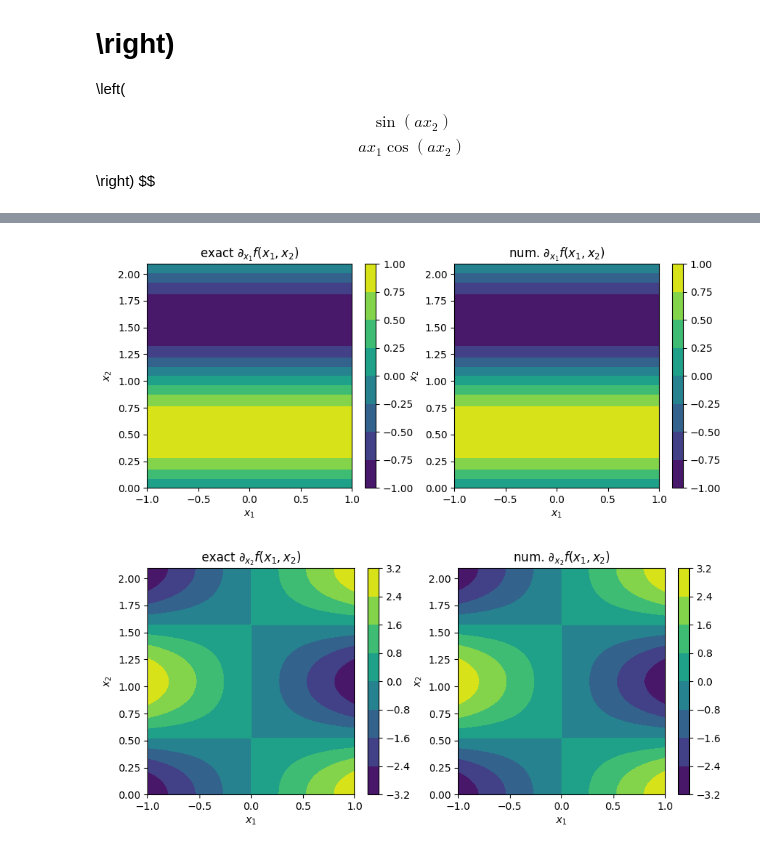
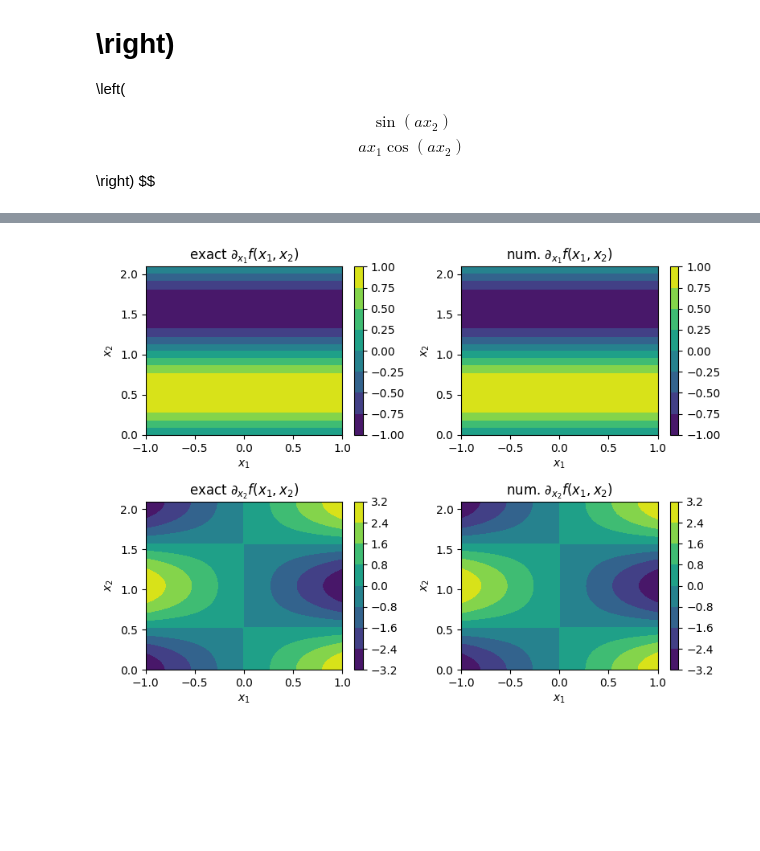
Before and after one commit to runehoejlund/plasma-ray-tracer, a Jupyter notebook: MGO/numgrad_examples.ipynb, the cells around one changed output, grey strips where cells are left out. Cells and saved outputs as stored; diff of their text form; code cells hidden in the pictures; blank space fills up the shorter version.

```diff
--- a/MGO/numgrad_examples.ipynb
+++ b/MGO/numgrad_examples.ipynb
@@ -10,9 +16,18 @@ import matplotlib.pyplot as plt
 # %%
 def diff(f, x):
     '''Returns three-point estimate (central difference) of derivative of f with respect to x'''
-    df = np.diff(f)
+    f_pad = np.hstack([ 3*(f[0] - f[1]) + f[2],
+                        f,
+                        3*(f[-1] - f[-2]) + f[-3]])
+    df = np.diff(f_pad)
     h = np.diff(x[:2])[0]
-    dfdx_l = (-3*f[0] + 4*f[1] - f[2])/(2*h)
-    dfdx_c = (df[1:] + df[:-1])/(2*h)
-    dfdx_r = (f[-3] - 4*f[-2] + 3*f[-1])/(2*h)
-    return np.hstack([dfdx_l, dfdx_c, dfdx_r])
+    return (df[1:] + df[:-1])/(2*h)
+
+# Alternative implementation
+# def diff(f,x):
+#     df = np.diff(f)
+#     h = np.diff(x[:2])[0]
+#     dfdx_l = (-3*f[0] + 4*f[1] - f[2])/(2*h)
+#     dfdx_c = (df[1:] + df[:-1])/(2*h)
+#     dfdx_r = (f[-3] - 4*f[-2] + 3*f[-1])/(2*h)
+#     return np.hstack([dfdx_l, dfdx_c, dfdx_r])
@@ -109,39 +179,35 @@ for i in range(n1):
 for j in range(n2):
     df[:, j, 0] = diff(f[:, j], x1)
 # %%
-fig, ax = plt.subplots(1, 2, figsize=(10, 4))
-cont = ax[0].contourf(X1, X2, _df(X1, X2)[:, :, 0])
+fig, ax = plt.subplots(2, 2, figsize=(8, 6))
+cont = ax[0,0].contourf(X1, X2, _df(X1, X2)[:, :, 0])
 plt.colorbar(cont)
-ax[0].set_xlabel(r'$x_1$')
-ax[0].set_ylabel(r'$x_2$')
-ax[0].set_title(r'exact $\partial_{x_1} f(x_1, x_2)$')
+ax[0, 0].set_xlabel(r'$x_1$')
+ax[0, 0].set_ylabel(r'$x_2$')
+ax[0, 0].set_title(r'exact $\partial_{x_1} f(x_1, x_2)$')
 
-cont = ax[1].contourf(X1, X2, df[:, :, 0])
+cont = ax[0,1].contourf(X1, X2, df[:, :, 0])
 plt.colorbar(cont)
-ax[1].set_xlabel(r'$x_1$')
-ax[1].set_ylabel(r'$x_2$')
-ax[1].set_title(r'num. $\partial_{x_1} f(x_1, x_2)$')
+ax[0, 1].set_xlabel(r'$x_1$')
+ax[0, 1].set_ylabel(r'$x_2$')
+ax[0, 1].set_title(r'num. $\partial_{x_1} f(x_1, x_2)$')
 
+cont = ax[1, 0].contourf(X1, X2, _df(X1, X2)[:, :, 1])
+plt.colorbar(cont)
+ax[1,0].set_xlabel(r'$x_1$')
+ax[1,0].set_ylabel(r'$x_2$')
+ax[1,0].set_title(r'exact $\partial_{x_2} f(x_1, x_2)$')
+
+cont = ax[1,1].contourf(X1, X2, df[:, :, 1])
+plt.colorbar(cont)
+ax[1,1].set_xlabel(r'$x_1$')
+ax[1,1].set_ylabel(r'$x_2$')
+ax[1,1].set_title(r'num. $\partial_{x_2} f(x_1, x_2)$')
+
+plt.tight_layout()
 plt.show()
 # %% [output]
-[figure, old version]
+[figure, new version]
-# %%
-fig, ax = plt.subplots(1, 2, figsize=(10, 4))
-cont = ax[0].contourf(X1, X2, _df(X1, X2)[:, :, 1])
-plt.colorbar(cont)
-ax[0].set_xlabel(r'$x_1$')
-ax[0].set_ylabel(r'$x_2$')
-ax[0].set_title(r'exact $\partial_{x_2} f(x_1, x_2)$')
-
-cont = ax[1].contourf(X1, X2, df[:, :, 1])
-plt.colorbar(cont)
-ax[1].set_xlabel(r'$x_1$')
-ax[1].set_ylabel(r'$x_2$')
-ax[1].set_title(r'num. $\partial_{x_2} f(x_1, x_2)$')
-
-plt.show()
-# %% [output]
-[figure, removed]
 # %%
 print('max abs. error: ', np.max(np.abs(_df(X1, X2) - df)))
 # %% [output]
```
Also changed, not shown: parts of 15 cells of this notebook.
